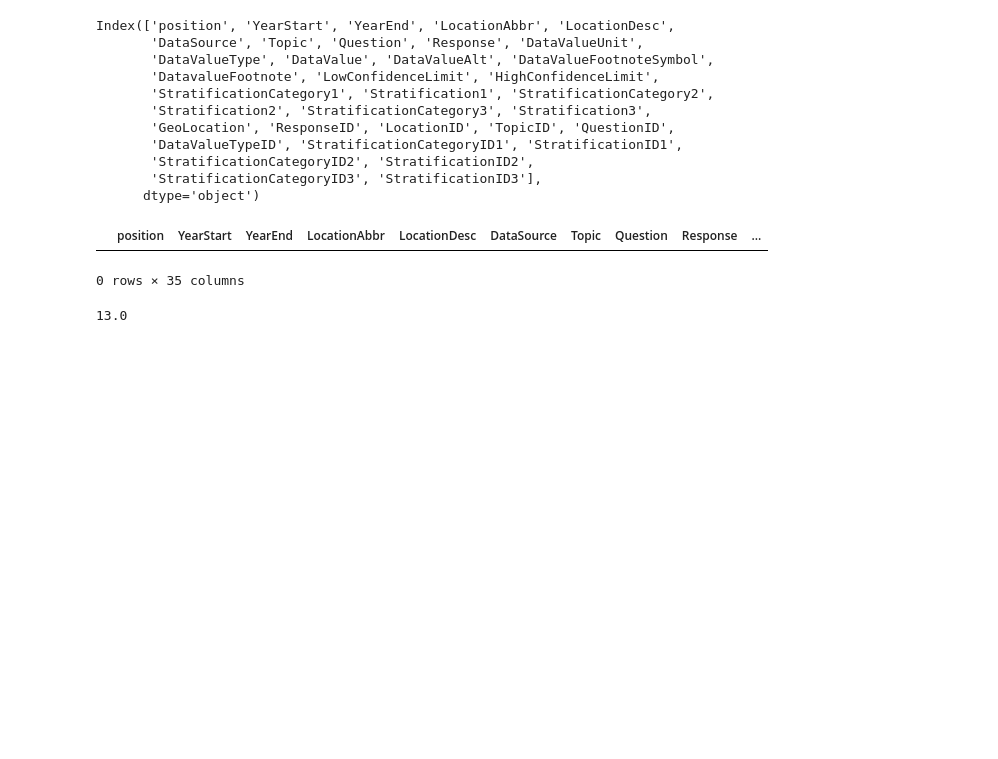
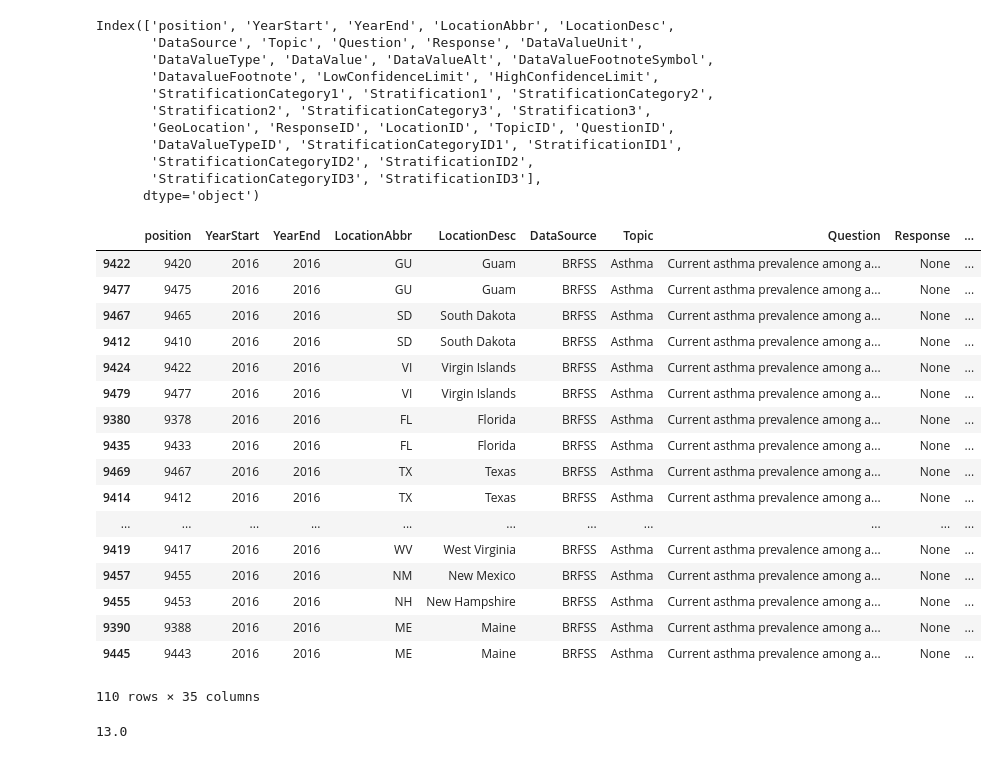
Before and after one commit to max-miller/dsc-exploring-and-transforming-json-schemas-lab-nyc-ds-career-042219, a Jupyter notebook: index.ipynb, the cells around one changed output. Saved outputs shown, nothing was run; the diff lists cells and outputs as text; code cells hidden in the pictures; blank space fills up the shorter version.

```diff
--- a/index.ipynb
+++ b/index.ipynb
@@ -87,12 +87,28 @@ Index(['position', 'YearStart', 'YearEnd', 'LocationAbbr', 'LocationDesc',
 # %%
 df.columns
 df['Topic'].value_counts()
 df[df['Topic']=='Asthma']['Question'].value_counts()
 df[(df['Topic']=='Asthma')&(df['Question']=='Current asthma prevalence among adults aged >= 18 years')
-  &(df['StratificationCategoryID1']=='Overall')].sort_values(by = ['DataValue'])
+  &(df['StratificationCategoryID1']=='OVERALL')].sort_values(by = ['DataValue'])
 # %% [output]
 |  | position | YearStart | YearEnd | LocationAbbr | LocationDesc | DataSource | Topic | Question | Response | ... |
+| 9422 | 9420 | 2016 | 2016 | GU | Guam | BRFSS | Asthma | Current asthma prevalence among a... | None | ... |
+| 9477 | 9475 | 2016 | 2016 | GU | Guam | BRFSS | Asthma | Current asthma prevalence among a... | None | ... |
+| 9467 | 9465 | 2016 | 2016 | SD | South Dakota | BRFSS | Asthma | Current asthma prevalence among a... | None | ... |
+| 9412 | 9410 | 2016 | 2016 | SD | South Dakota | BRFSS | Asthma | Current asthma prevalence among a... | None | ... |
+| 9424 | 9422 | 2016 | 2016 | VI | Virgin Islands | BRFSS | Asthma | Current asthma prevalence among a... | None | ... |
+| 9479 | 9477 | 2016 | 2016 | VI | Virgin Islands | BRFSS | Asthma | Current asthma prevalence among a... | None | ... |
+| 9380 | 9378 | 2016 | 2016 | FL | Florida | BRFSS | Asthma | Current asthma prevalence among a... | None | ... |
+| 9435 | 9433 | 2016 | 2016 | FL | Florida | BRFSS | Asthma | Current asthma prevalence among a... | None | ... |
+| 9469 | 9467 | 2016 | 2016 | TX | Texas | BRFSS | Asthma | Current asthma prevalence among a... | None | ... |
+| 9414 | 9412 | 2016 | 2016 | TX | Texas | BRFSS | Asthma | Current asthma prevalence among a... | None | ... |
+| ... | ... | ... | ... | ... | ... | ... | ... | ... | ... | ... |
+| 9419 | 9417 | 2016 | 2016 | WV | West Virginia | BRFSS | Asthma | Current asthma prevalence among a... | None | ... |
+| 9457 | 9455 | 2016 | 2016 | NM | New Mexico | BRFSS | Asthma | Current asthma prevalence among a... | None | ... |
+| 9455 | 9453 | 2016 | 2016 | NH | New Hampshire | BRFSS | Asthma | Current asthma prevalence among a... | None | ... |
+| 9390 | 9388 | 2016 | 2016 | ME | Maine | BRFSS | Asthma | Current asthma prevalence among a... | None | ... |
+| 9445 | 9443 | 2016 | 2016 | ME | Maine | BRFSS | Asthma | Current asthma prevalence among a... | None | ... |
-0 rows × 35 columns
+110 rows × 35 columns
 # %%
 values = []
 for n in range(0,len(df)):
```
Also changed, not shown: parts of 1 cell of this notebook.
